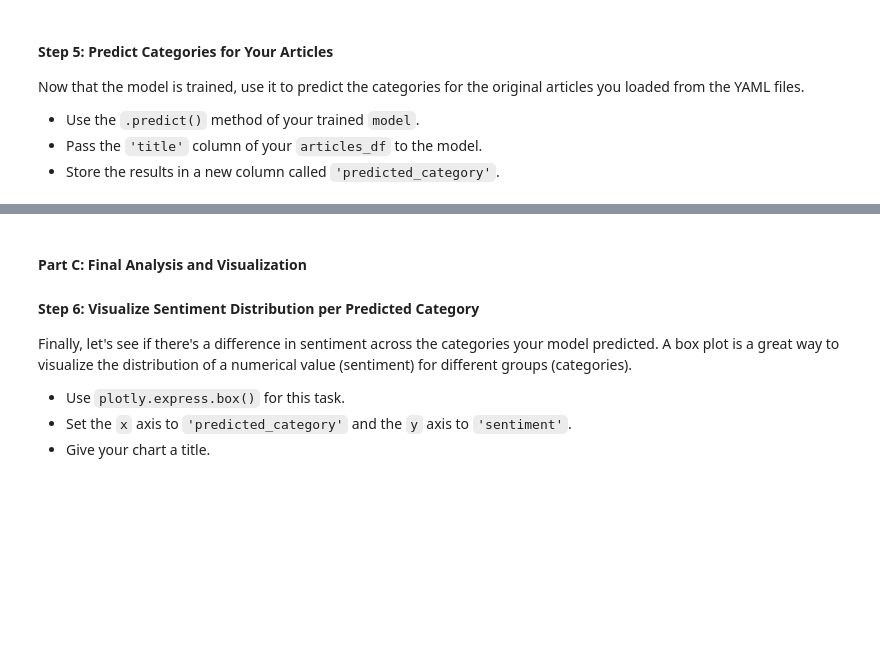
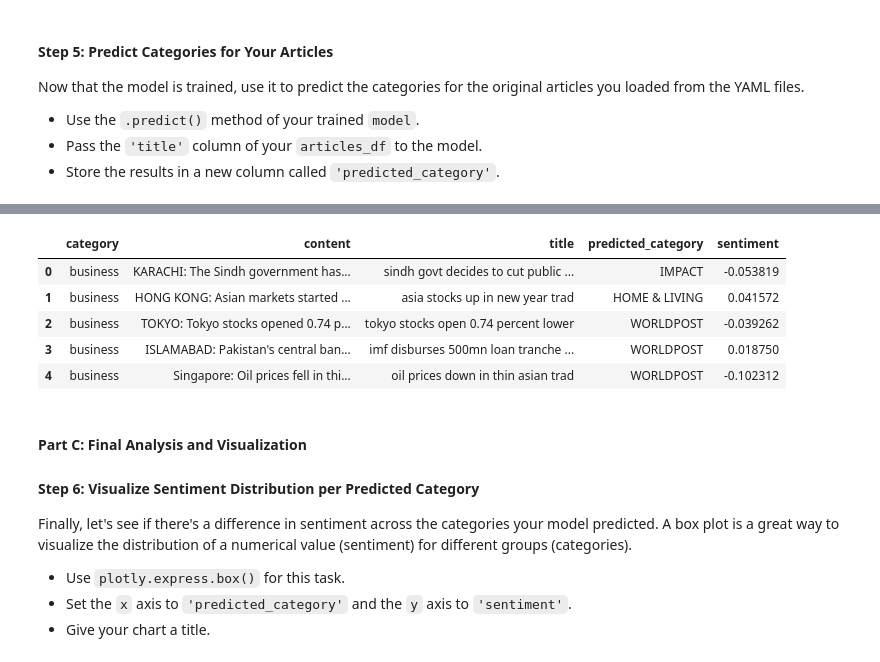
Before and after one commit to gabrielolympie/PythonForFinance, a Jupyter notebook: tds/4.LibraryDocumentation/problem3.ipynb, the cells around one changed output, grey strips where cells are left out. Drawn from its saved outputs; the diff is of its cells as text; code cells hidden in the pictures; blank space fills up the shorter version.

```diff
--- a/tds/4.LibraryDocumentation/problem3.ipynb
+++ b/tds/4.LibraryDocumentation/problem3.ipynb
@@ -262,6 +262,30 @@ Now that the model is trained, use it to predict the categories for the original
 *   Pass the `'title'` column of your `articles_df` to the model.
 *   Store the results in a new column called `'predicted_category'`.
 # %%
+
 ## Load the articles for the 2nd session (the yaml from the data folders) into a list of dictionnaries
+import os
+import yaml
+from tqdm.auto import tqdm
+
+DATA_PATH="../3.StructuresLoopsFunctions/data"
+
+all_articles = []
+
+for file in tqdm(os.listdir(DATA_PATH)):
+    relative_path = os.path.join(DATA_PATH, file)
+
+    try:
+        with open(relative_path, 'r') as f:
+            data = f.read()
+
+        dictionnary = yaml.safe_load(data)
+        all_articles.append(dictionnary)
+    except:
+        print(f'Error: file : {file} could not be loaded, dumping')
 # %%
+
 ## Put them into a pandas dataframe by applying directly the pd.DataFrame method on the list of dictionnaries
+
+all_articles = pd.DataFrame(all_articles)
+all_articles.head()
@@ -272,5 +316,19 @@ Now that the model is trained, use it to predict the categories for the original
 # %%
+
 ## Use the .apply method on the dataframe and the .predict method of your pipeline to predict the category of each article, into a new column named `predicted_category`
+all_articles['predicted_category'] = all_articles['content'].apply(lambda x:  pipe.predict([str(x)])[0])
+# %%
+## Add the sentiment
+all_articles['sentiment'] = all_articles['content'].apply(compute_sentiment)
+# %%
+all_articles.head()
+# %% [output]
+|  | category | content | title | predicted_category | sentiment |
+| 0 | business | KARACHI: The Sindh government has... | sindh govt decides to cut public ... | IMPACT | -0.053819 |
+| 1 | business | HONG KONG: Asian markets started ... | asia stocks up in new year trad | HOME & LIVING | 0.041572 |
+| 2 | business | TOKYO: Tokyo stocks opened 0.74 p... | tokyo stocks open 0.74 percent lower | WORLDPOST | -0.039262 |
+| 3 | business | ISLAMABAD: Pakistan's central ban... | imf disburses 500mn loan tranche ... | WORLDPOST | 0.018750 |
+| 4 | business | Singapore: Oil prices fell in thi... | oil prices down in thin asian trad | WORLDPOST | -0.102312 |
 # %% [markdown]
 #### **Part C: Final Analysis and Visualization**
 
```
Also changed, not shown: parts of 7 cells of this notebook, 3 other files.
